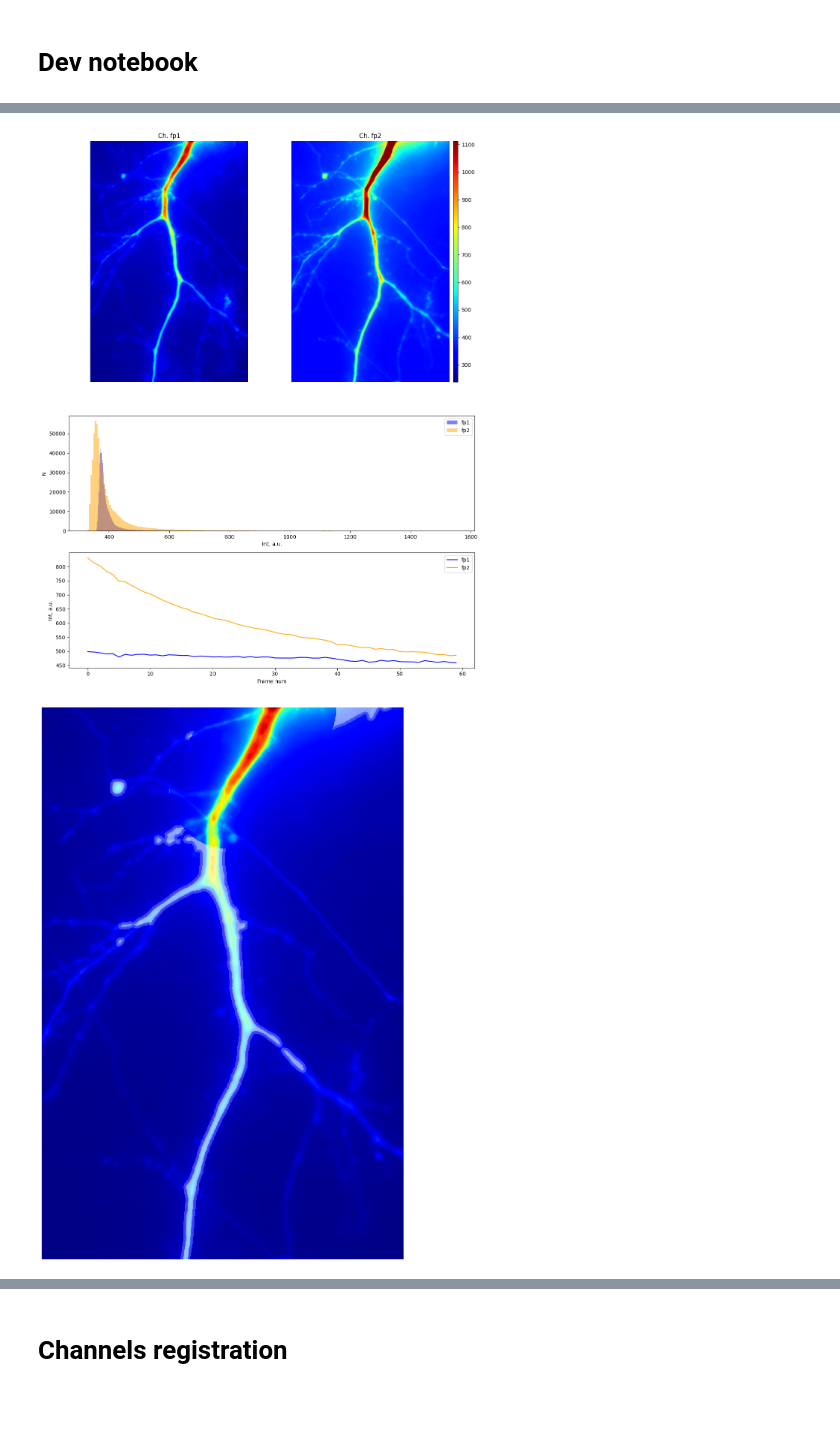
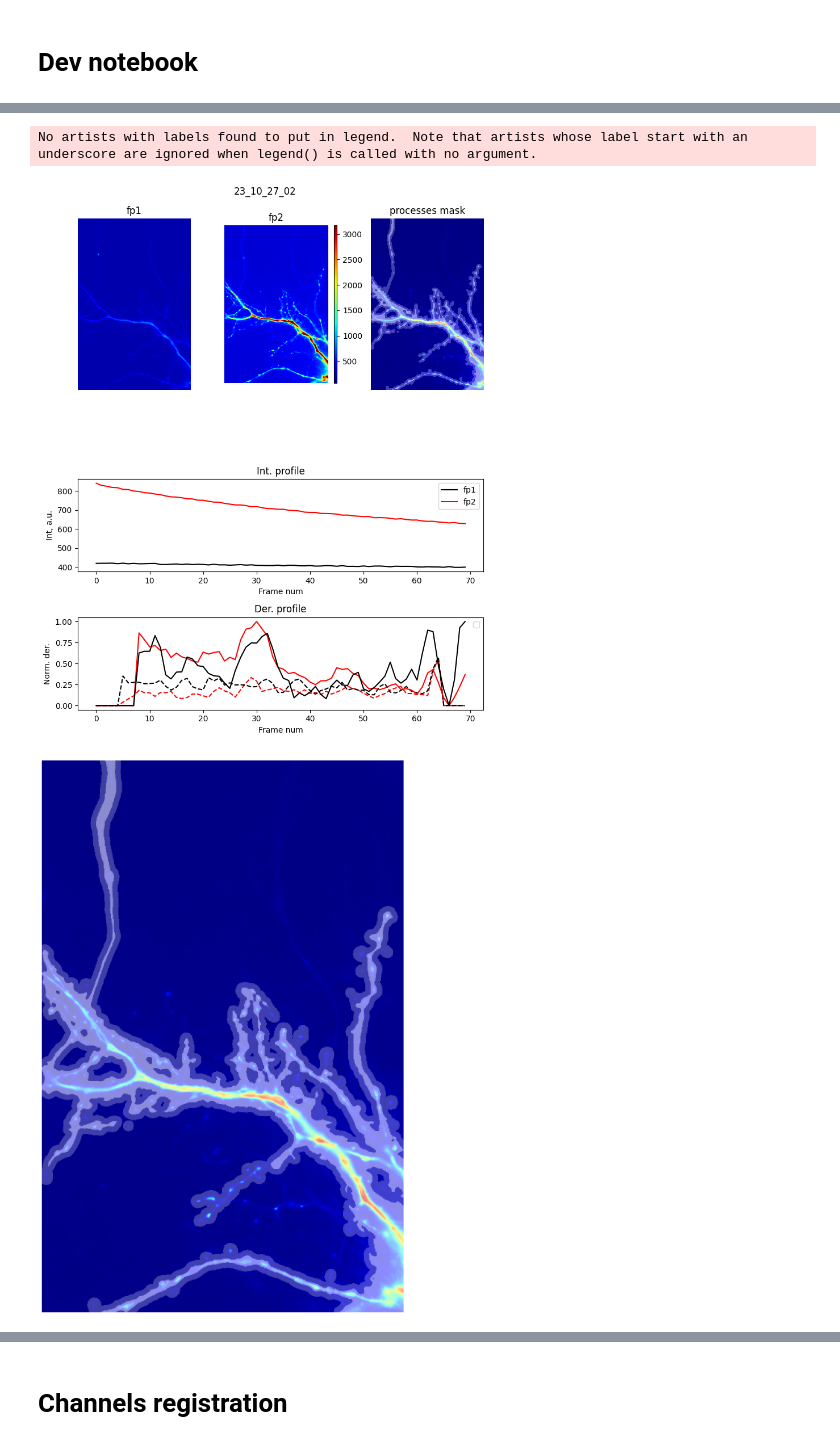
Before and after one commit to wisstock/LTData, a Jupyter notebook: demo.ipynb, the cells around one changed output, grey strips where cells are left out. Saved outputs shown, nothing was run; the diff lists cells and outputs as text; code cells hidden in the pictures; blank space fills up the shorter version.

```diff
--- a/demo.ipynb
+++ b/demo.ipynb
@@ -38,16 +34,19 @@ from domb.utils import masking
 # %%
-reg_path = 'data/wt_vs_mut/23_10_12_02.tif'
+reg_path = 'data/wt_vs_mut/23_10_27_02.tif'
 # reg_path = 'data/wt_vs_mut/23_06_23_11.tif'
 reg_name = reg_path.split('/')[-1]
 reg_name = reg_name.split('.')[0]
 
-
-# fp1 - CFP, fp2 - YFP
-reg = WF(img_path=reg_path, img_name=reg_name, ch_order={'fp1':1,'fp2':3}, wf_sigma=.75, border_crop=20,
-         soma_mask=True, soma_th=.75, soma_ext=100, proc_sigma=1.5)  # processes masking parameters
+# fp1-CFP(1), fp2-YFP(3) or fp1-RFP(3), fp2-YFP(0)
+reg = wf(img_path=reg_path, img_name=reg_name, ch_order={'fp1':3,'fp2':0}, wf_sigma=.75, border_crop=20,  # regtype parameters
+         proc_sigma=1.5, win_size=801, k_val=1e-5, r_val=0.5,    # processes masking parameters
+         soma_mask=False, soma_th=.5, soma_ext=50,
+         proc_ext=10,
+         select_largest_mask=True)
 
 reg.ch_pic()
 reg.processes_mask_pic()
 # %% [output]
+No artists with labels found to put in legend.  Note that artists whose label start with an underscore are ignored when legend() is called with no argument.
-[figure, old version]
+[figure, new version]
-[figure, old version]
+[figure, new version]
```
Also changed, not shown: parts of 7 cells of this notebook, 2 other files.
